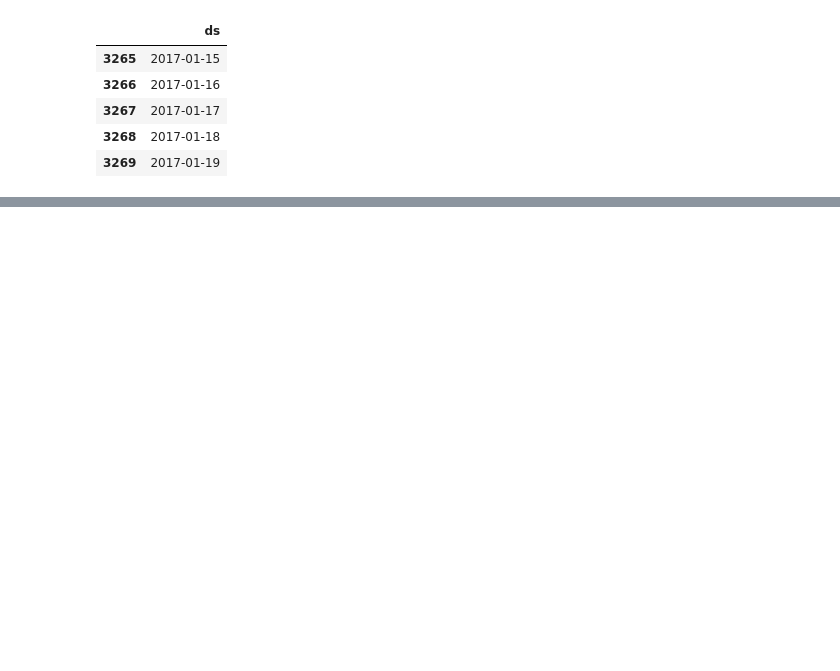
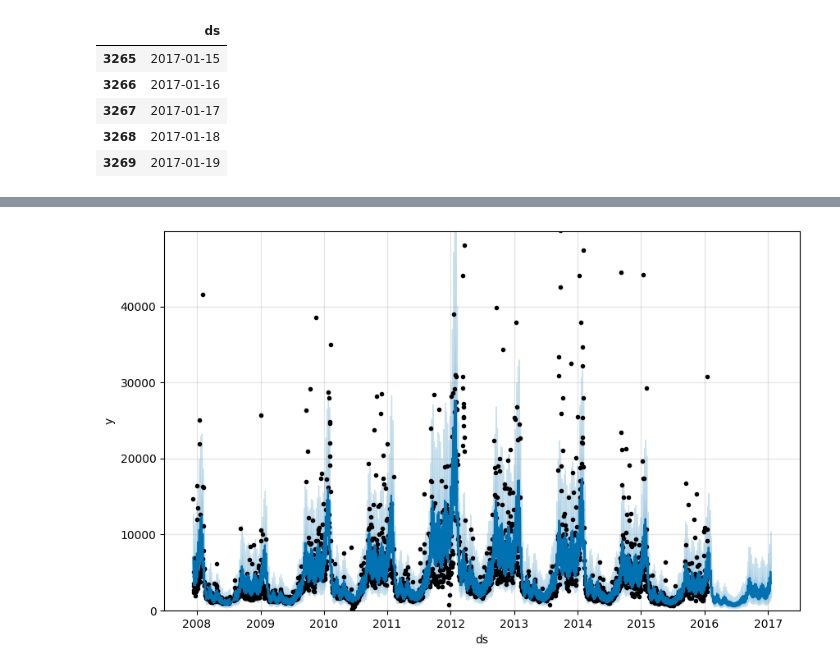
Before and after one commit to HassanAlgoz/AAI, a Jupyter notebook: courses/Timeseries/lessons/14_prophet_forecast_quick_start.ipynb, the cells around one changed output, grey strips where cells are left out. Drawn from its saved outputs; the diff is of its cells as text; code cells hidden in the pictures; blank space fills up the shorter version.

```diff
--- a/courses/Timeseries/lessons/14_prophet_forecast_quick_start.ipynb
+++ b/courses/Timeseries/lessons/14_prophet_forecast_quick_start.ipynb
@@ -180,0 +228,23 @@ finally:
+# %%
+import matplotlib.pyplot as plt
+
+def plot_in_original_scale(m, fcst_pageviews):
+    plot_history = m.history.copy()
+    plot_history["y"] = np.exp(plot_history["y"])
+
+    saved_history = m.history
+    m.history = plot_history
+    try:
+        # Filter out extreme values
+        hist_max = plot_history["y"].quantile(0.99)
+        fcst_max = fcst_pageviews["yhat"].quantile(0.99)
+        ymax = max(hist_max, fcst_max)
+        fig, ax = plt.subplots(figsize=(10, 6))
+        ax.set_ylim([0, ymax])
+        m.plot(fcst_pageviews, ax=ax)
+    finally:
+        m.history = saved_history
+
+plot_in_original_scale(m, fcst_pageviews)
+# %% [output]
+[figure, added]
```
Also changed, not shown: parts of 33 cells of this notebook.
